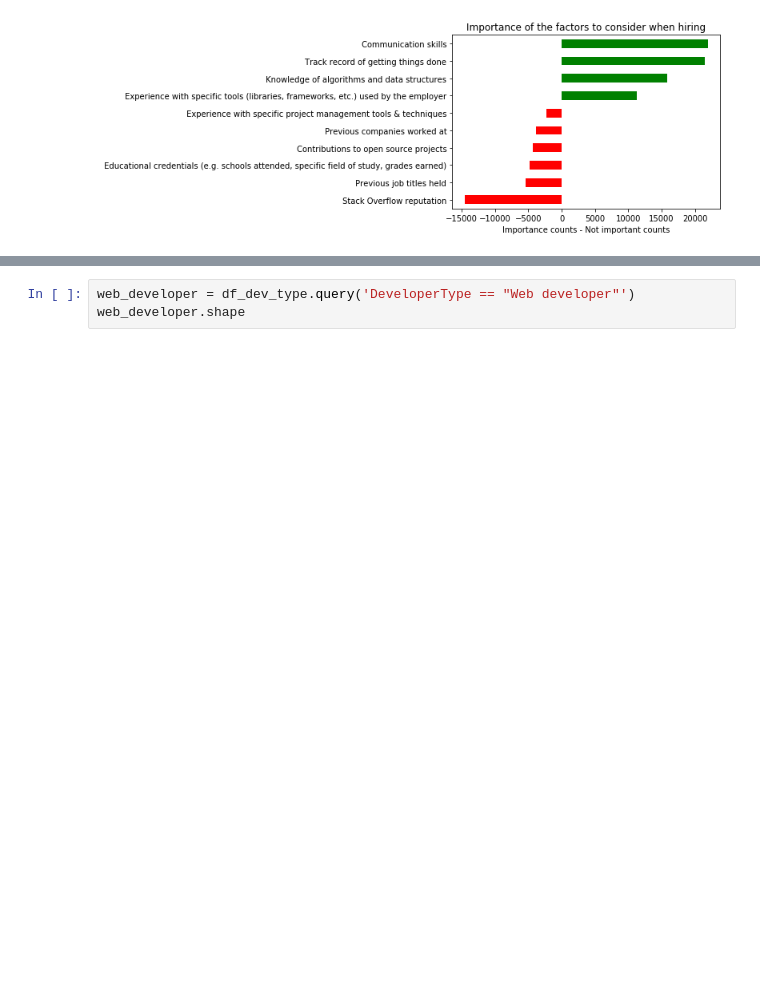
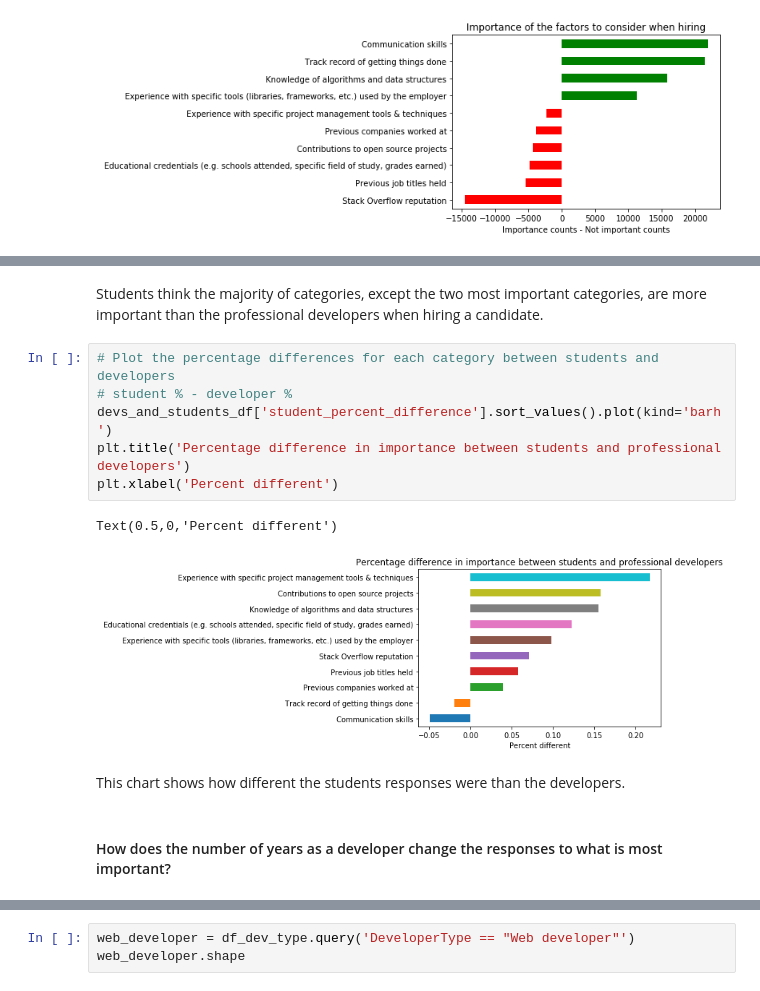
Before and after one commit to mricksen/Udacity_DS_Term2_Project1, a Jupyter notebook: Stack_Overflow_Udacity_DSTerm2_Project_1.ipynb, the cells around one changed output, grey strips where cells are left out. Saved outputs shown, nothing was run; the diff lists cells and outputs as text; blank space fills up the shorter version.

```diff
--- a/Stack_Overflow_Udacity_DSTerm2_Project_1.ipynb
+++ b/Stack_Overflow_Udacity_DSTerm2_Project_1.ipynb
@@ -506,0 +592,15 @@ importance_df(dev_years_lessthan_5, df_schema, questions)
+# %% [markdown]
+Students think the majority of categories, except the two most important categories, are more important than the professional developers when hiring a candidate.
+# %%
+# Plot the percentage differences for each category between students and developers
+# student % - developer %
+devs_and_students_df['student_percent_difference'].sort_values().plot(kind='barh')
+plt.title('Percentage difference in importance between students and professional developers')
+plt.xlabel('Percent different')
+# %% [output]
+Text(0.5,0,'Percent different')
+[figure, added]
+# %% [markdown]
+This chart shows how different the students responses were than the developers.
+# %% [markdown]
+#### How does the number of years as a developer change the responses to what is most important?
```
Also changed, not shown: parts of 155 cells of this notebook.
